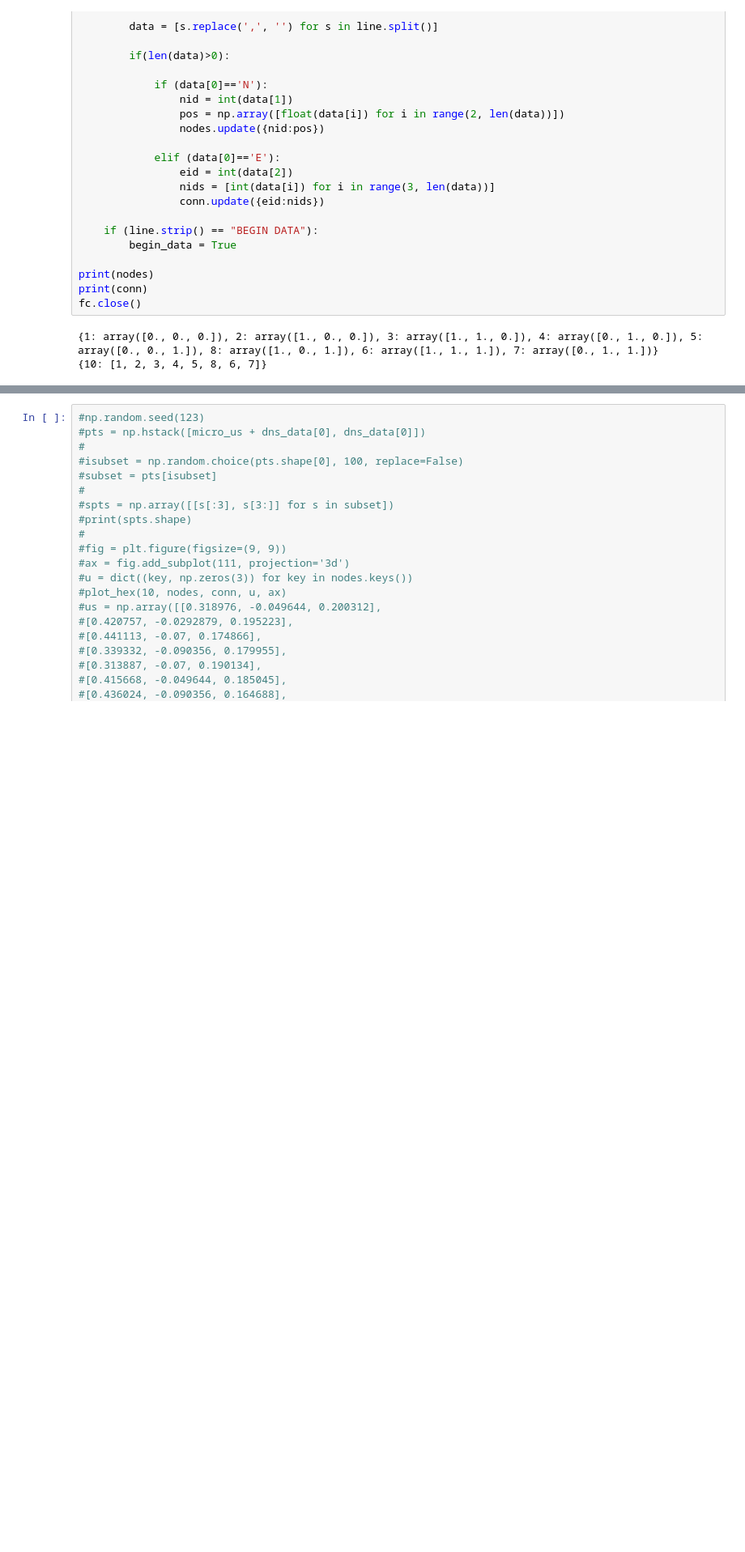
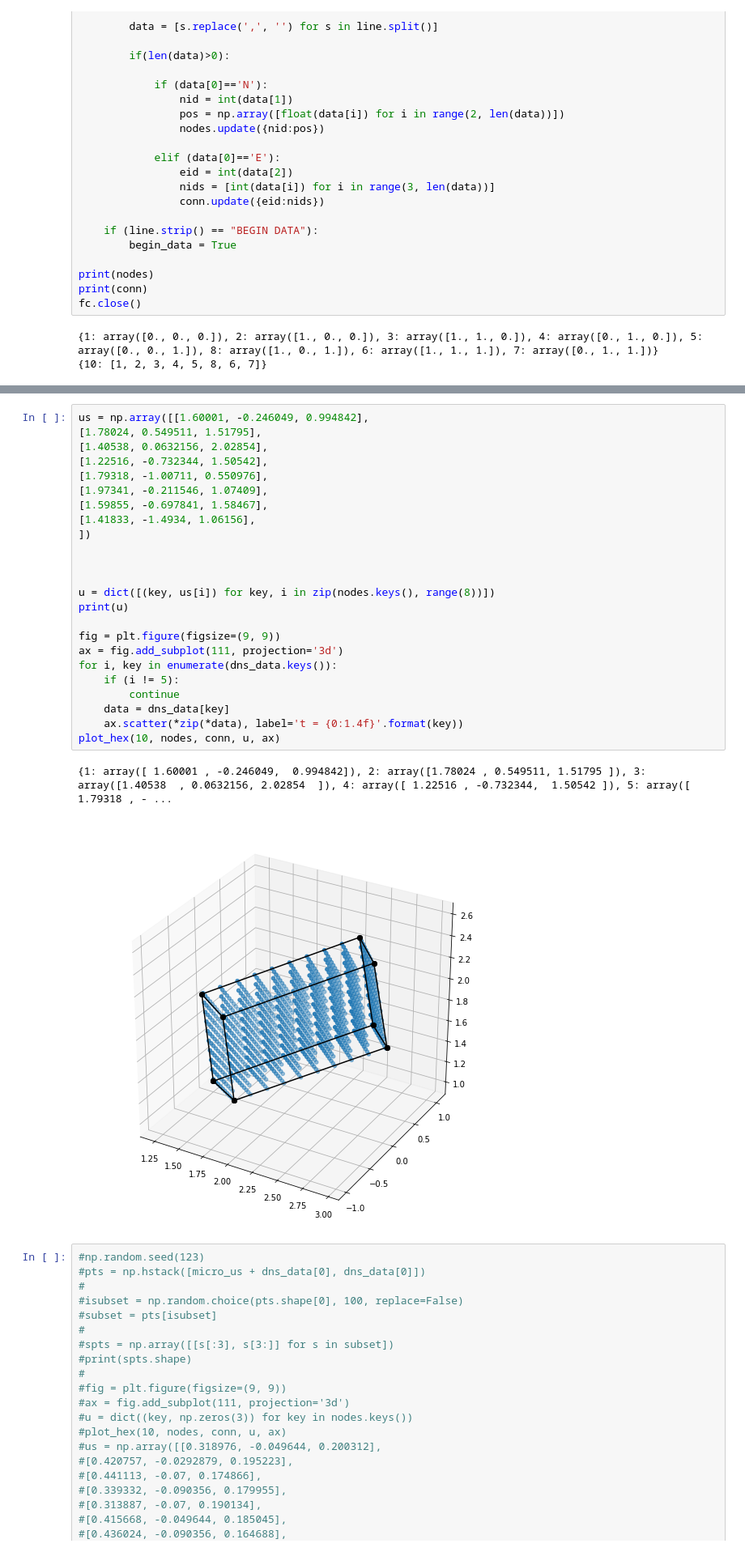
Before and after one commit to lanl/tardigrade-overlap-coupling, a Jupyter notebook: src/python/generate_example_data.ipynb, the cells around one changed output, grey strips where cells are left out. Shown: that part at 81% size. Drawn from its saved outputs; the diff is of its cells as text; blank space fills up the shorter version.

```diff
--- a/src/python/generate_example_data.ipynb
+++ b/src/python/generate_example_data.ipynb
@@ -146,3 +147,30 @@ plot_hex(10, nodes, conn, u, ax)
+# %%
+us = np.array([[1.60001, -0.246049, 0.994842],
+[1.78024, 0.549511, 1.51795],
+[1.40538, 0.0632156, 2.02854],
+[1.22516, -0.732344, 1.50542],
+[1.79318, -1.00711, 0.550976],
+[1.97341, -0.211546, 1.07409],
+[1.59855, -0.697841, 1.58467],
+[1.41833, -1.4934, 1.06156],
+])
+
+
+
+u = dict([(key, us[i]) for key, i in zip(nodes.keys(), range(8))])
+print(u)
+
+fig = plt.figure(figsize=(9, 9))
+ax = fig.add_subplot(111, projection='3d')
+for i, key in enumerate(dns_data.keys()):
+    if (i != 5):
+        continue
+    data = dns_data[key]
+    ax.scatter(*zip(*data), label='t = {0:1.4f}'.format(key))
+plot_hex(10, nodes, conn, u, ax)
+# %% [output]
+{1: array([ 1.60001 , -0.246049,  0.994842]), 2: array([1.78024 , 0.549511, 1.51795 ]), 3: array([1.40538  , 0.0632156, 2.02854  ]), 4: array([ 1.22516 , -0.732344,  1.50542 ]), 5: array([ 1.79318 , - ...
+[figure, added]
 # %%
 #np.random.seed(123)
 #pts = np.hstack([micro_us + dns_data[0], dns_data[0]])
```
Also changed, not shown: parts of 5 cells of this notebook.
